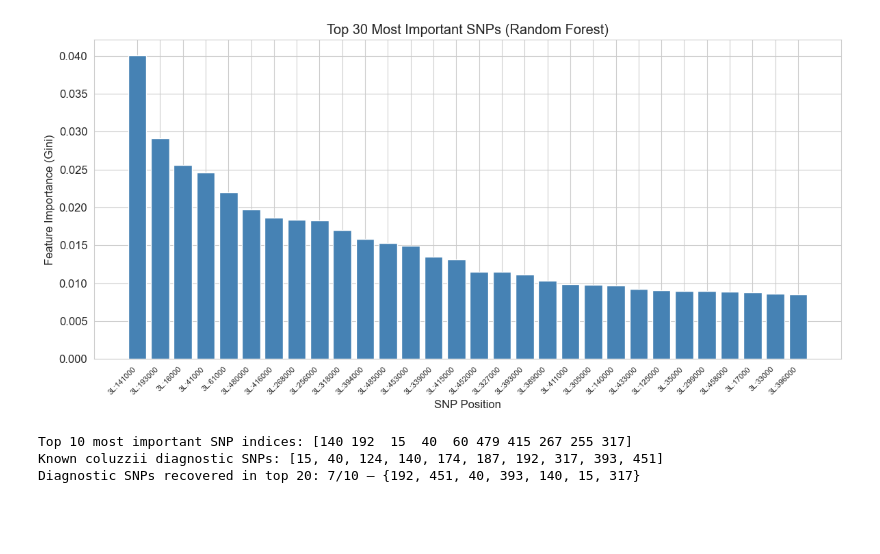
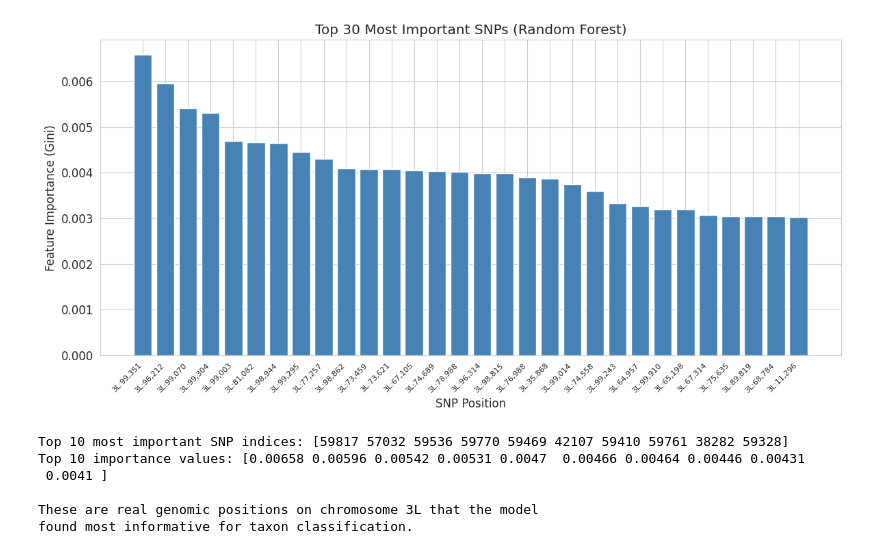
Before and after one commit to AswaniSahoo/gsoc-mosquito-taxon-classifier, a Jupyter notebook: taxon_classifier_exploration.ipynb, the cells around one changed output. Saved outputs shown, nothing was run; the diff lists cells and outputs as text; code cells hidden in the pictures; blank space fills up the shorter version.

```diff
--- a/taxon_classifier_exploration.ipynb
+++ b/taxon_classifier_exploration.ipynb
@@ -162,12 +113,0 @@ URLError: <urlopen error [SSL: CERTIFICATE_VERIFY_FAILED] certificate verify fai
-# %%
-# Cell 7: Try anonymous access to GCS
-import malariagen_data
-
-ag3 = malariagen_data.Ag3(
-    check_location=False,
-    storage_options={"token": "anon"}
-)
-
-print("Connected to Ag3 ✅")
-print(f"Contigs: {ag3.contigs}")
-print(f"Sample sets: {ag3.sample_sets()['sample_set'].tolist()[:5]}")
@@ -668,30 +434,48 @@ print("Saved: 02_rf_confusion_matrix.png.")
 Saved: 02_rf_confusion_matrix.png.
 # %%
-# Cell 18: Feature Importance — Which SNPs Matter Most?
-# Validates that RF learns biologically meaningful signals by checking
-# if known diagnostic SNPs appear in the top-ranked features.
+# Feature Importance — Which SNPs Matter Most?
 importances = rf.feature_importances_
 top_k = 30
 top_idx = np.argsort(importances)[-top_k:][::-1]
 
 fig, ax = plt.subplots(figsize=(12, 6))
 ax.bar(range(top_k), importances[top_idx], color='steelblue')
 ax.set_xticks(range(top_k))
-ax.set_xticklabels([snp_columns[i] for i in top_idx], rotation=45, ha='right', fontsize=8)
+
+if REAL_DATA_AVAILABLE:
+    # Use variant positions from the SNP dataset
+    try:
+        variant_pos = ds["variant_position"].values
+        snp_labels = [f'3L:{variant_pos[i]:,}' for i in top_idx]
+    except:
+        snp_labels = [f'SNP_{i}' for i in top_idx]
+else:
+    snp_labels = [f'3L:{i*1000 + 1000}' for i in top_idx]
+
+ax.set_xticklabels(snp_labels, rotation=45, ha='right', fontsize=8)
 ax.set_xlabel('SNP Position')
 ax.set_ylabel('Feature Importance (Gini)')
 ax.set_title(f'Top {top_k} Most Important SNPs (Random Forest)')
 plt.tight_layout()
 plt.savefig('03_rf_feature_importance.png', dpi=150, bbox_inches='tight')
 plt.show()
 
-# Show which diagnostic SNPs were recovered
 print(f"\nTop 10 most important SNP indices: {top_idx[:10]}")
-print(f"Known coluzzii diagnostic SNPs: {sorted(coluzzii_diagnostic)}")
-recovered = set(top_idx[:20]) & set(coluzzii_diagnostic)
-print(f"Diagnostic SNPs recovered in top 20: {len(recovered)}/{len(coluzzii_diagnostic)} — {recovered}")
+print(f"Top 10 importance values: {importances[top_idx[:10]].round(5)}")
+
+if not REAL_DATA_AVAILABLE:
+    # Show which diagnostic SNPs were recovered (only for simulated data)
+    print(f"Known coluzzii diagnostic SNPs: {sorted(coluzzii_diagnostic)}")
+    recovered = set(top_idx[:20]) & set(coluzzii_diagnostic)
+    print(f"Diagnostic SNPs recovered in top 20: {len(recovered)}/{len(coluzzii_diagnostic)} — {recovered}")
+else:
+    print(f"\nThese are real genomic positions on chromosome 3L that the model")
+    print(f"found most informative for taxon classification.")
 # %% [output]
-[figure, old version]
+[figure, new version]
-Top 10 most important SNP indices: [140 192  15  40  60 479 415 267 255 317]
-Known coluzzii diagnostic SNPs: [15, 40, 124, 140, 174, 187, 192, 317, 393, 451]
-Diagnostic SNPs recovered in top 20: 7/10 — {192, 451, 40, 393, 140, 15, 317}
+Top 10 most important SNP indices: [59817 57032 59536 59770 59469 42107 59410 59761 38282 59328]
+Top 10 importance values: [0.00658 0.00596 0.00542 0.00531 0.0047  0.00466 0.00464 0.00446 0.00431
+ 0.0041 ]
+
+These are real genomic positions on chromosome 3L that the model
+found most informative for taxon classification.
```
Also changed, not shown: parts of 30 cells of this notebook, 6 other files.
